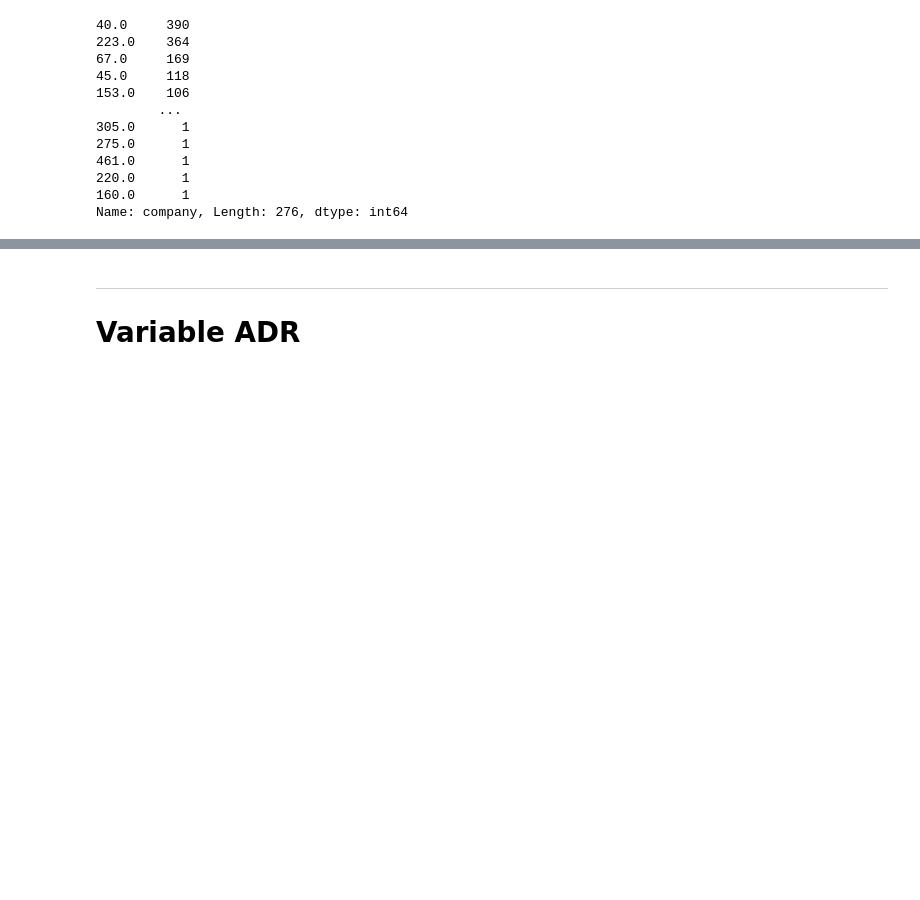
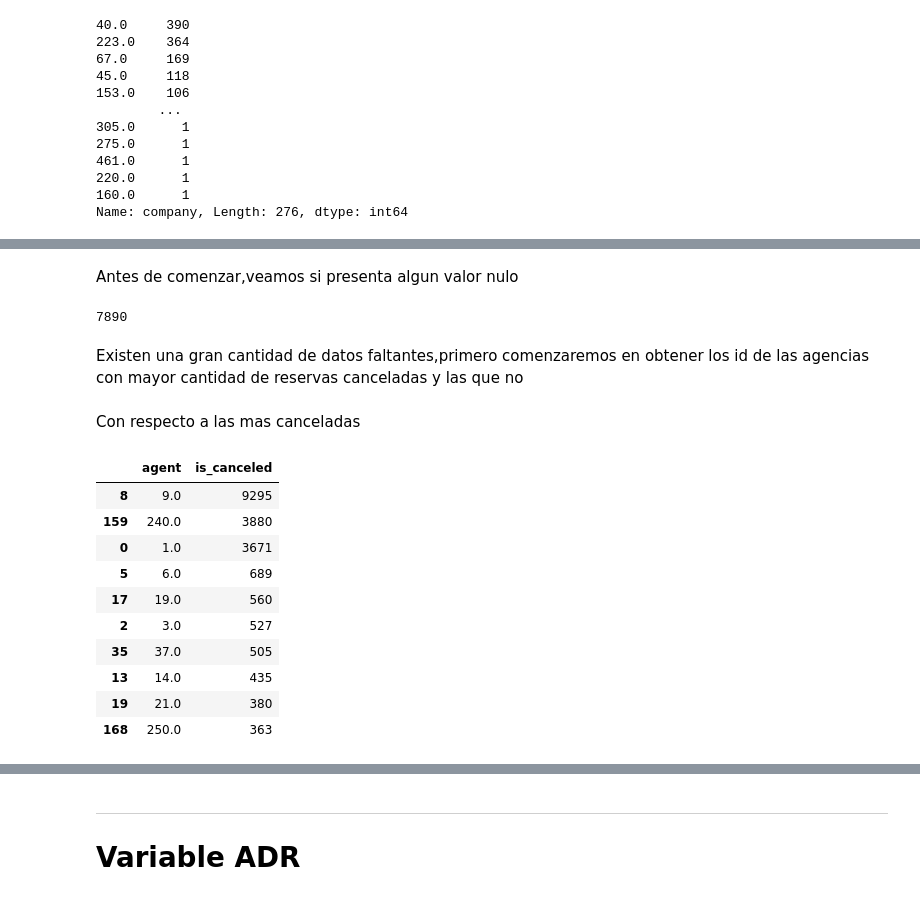
Before and after one commit to juanignaciogiacobbe/7506R-2C2023-GRUPO15, a Jupyter notebook: 7506R_TP1_GRUPO15_CHP1_ENTREGA.ipynb, the cells around one changed output, grey strips where cells are left out. Cells and saved outputs as stored; diff of their text form; code cells hidden in the pictures; blank space fills up the shorter version.

```diff
--- a/7506R_TP1_GRUPO15_CHP1_ENTREGA.ipynb
+++ b/7506R_TP1_GRUPO15_CHP1_ENTREGA.ipynb
@@ -576,0 +600,8 @@ Name: company, Length: 276, dtype: int64
+# %% [markdown]
+Antes de comenzar,veamos si presenta algun valor nulo
+# %%
+columna_agent.isna().sum()
+# %% [output]
+7890
+# %% [markdown]
+Existen una gran cantidad de datos faltantes,primero comenzaremos en obtener los id de las agencias con mayor cantidad de reservas canceladas y las que no
@@ -576,0 +614,18 @@ Name: company, Length: 276, dtype: int64
+# %% [markdown]
+Con respecto a las mas canceladas
+# %%
+agencias_mas_cancelaciones = cancelaciones_por_agencia.head(10)
+
+agencias_mas_cancelaciones
+# %% [output]
+|  | agent | is_canceled |
+| 8 | 9.0 | 9295 |
+| 159 | 240.0 | 3880 |
+| 0 | 1.0 | 3671 |
+| 5 | 6.0 | 689 |
+| 17 | 19.0 | 560 |
+| 2 | 3.0 | 527 |
+| 35 | 37.0 | 505 |
+| 13 | 14.0 | 435 |
+| 19 | 21.0 | 380 |
+| 168 | 250.0 | 363 |
```
Also changed, not shown: parts of 11 cells of this notebook.
